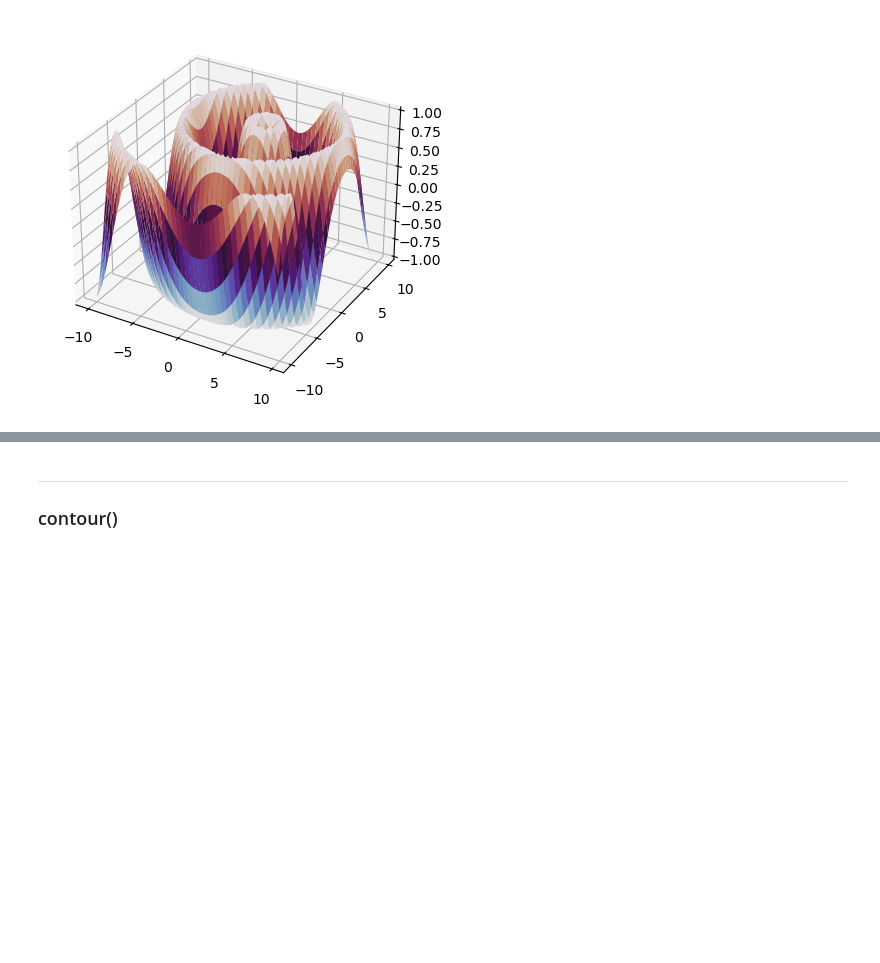
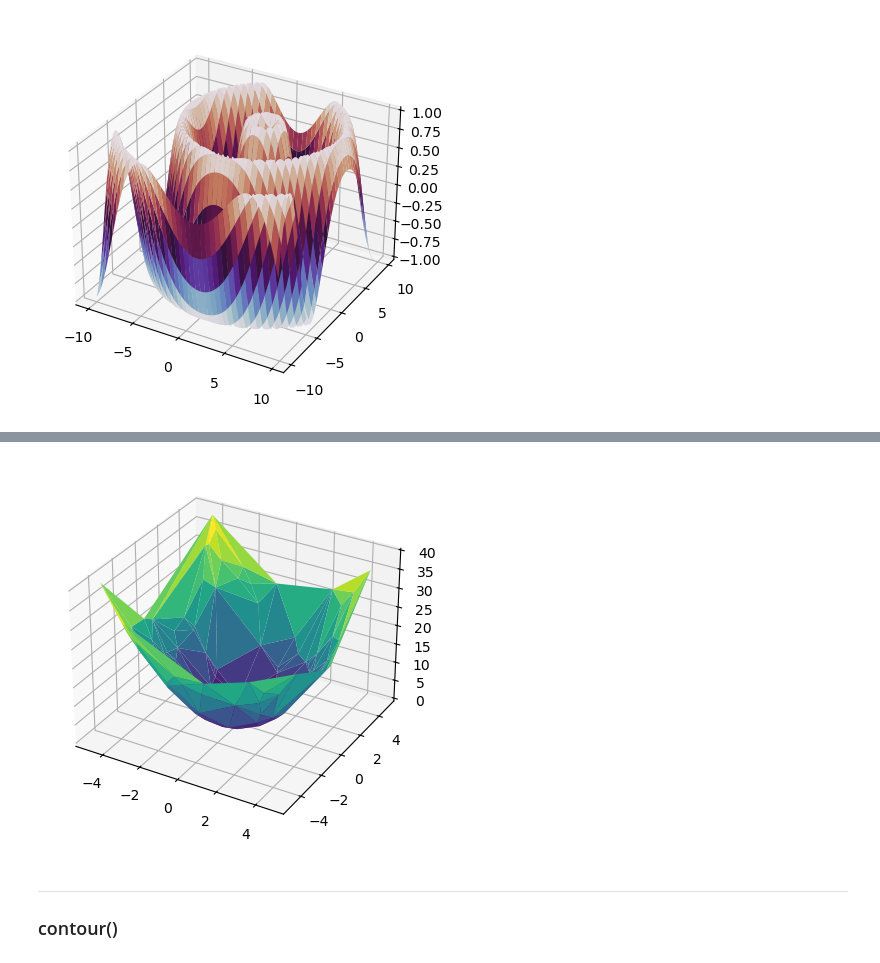
Before and after one commit to behnamasadi/PythonTutorial, a Jupyter notebook: python_tutorials/matplotlib.ipynb, the cells around one changed output, grey strips where cells are left out. Saved outputs shown, nothing was run; the diff lists cells and outputs as text; code cells hidden in the pictures; blank space fills up the shorter version.

```diff
--- a/python_tutorials/matplotlib.ipynb
+++ b/python_tutorials/matplotlib.ipynb
@@ -330,3 +345,38 @@ ColormapRegistry; available colormaps:
+# %%
+import numpy as np
+import matplotlib.pyplot as plt
+from matplotlib import colormaps
+from mpl_toolkits.mplot3d import Axes3D
+
+rng=np.random.default_rng(seed=42)
+low_x = -5
+high_x = 5
+
+low_y = -5
+high_y = 5
+
+low = np.array([low_x, low_y])
+high = np.array([high_x, high_y])
+n_points = 100
+
+
+point2d = rng.uniform(low=low, high=high, size=(n_points, 2))
+
+# X, Y = np.meshgrid(point2d[:, 0], point2d[:, 1])
+
+# Z = X**2 + Y**2
+# fig = plt.figure()
+# ax = fig.add_subplot(projection='3d')
+# surf = ax.plot_surface(X, Y, Z)
+# plt.show()
+
+
+fig = plt.figure()
+ax = fig.add_subplot(projection='3d')
+ax.plot_trisurf(point2d[:,0], point2d[:,1], point2d[:,0]**2 + point2d[:,1]**2, cmap='viridis')
+plt.show()
+# %% [output]
+[figure, added]
 # %% [markdown]
 ---
 ### contour()
```
Also changed, not shown: parts of 1 cell of this notebook, 13 other files.
